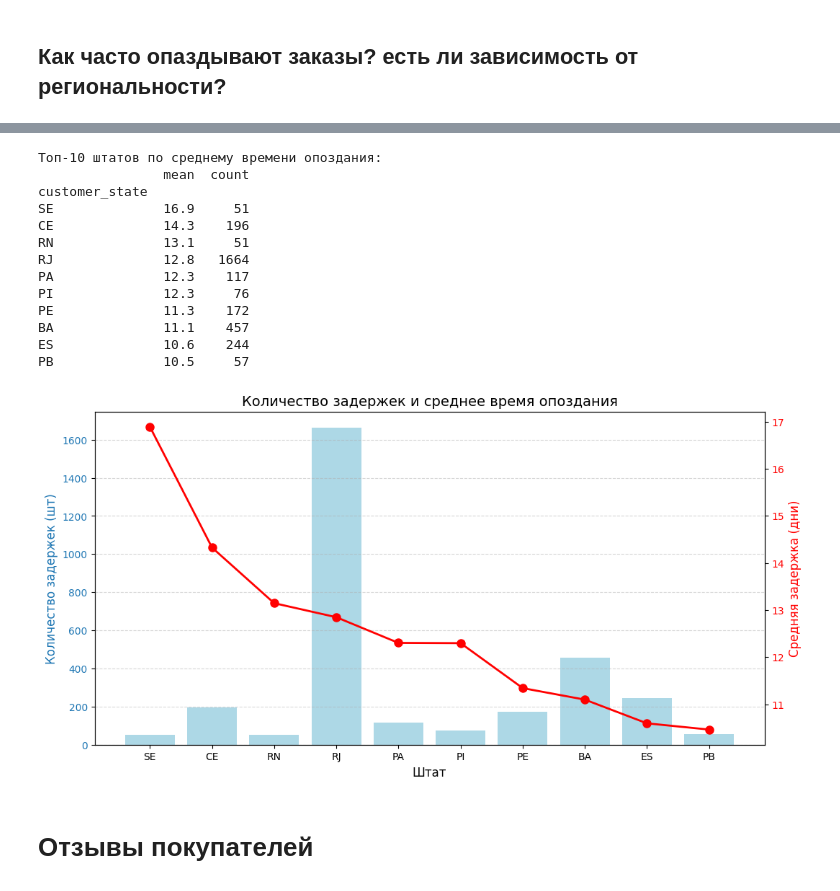
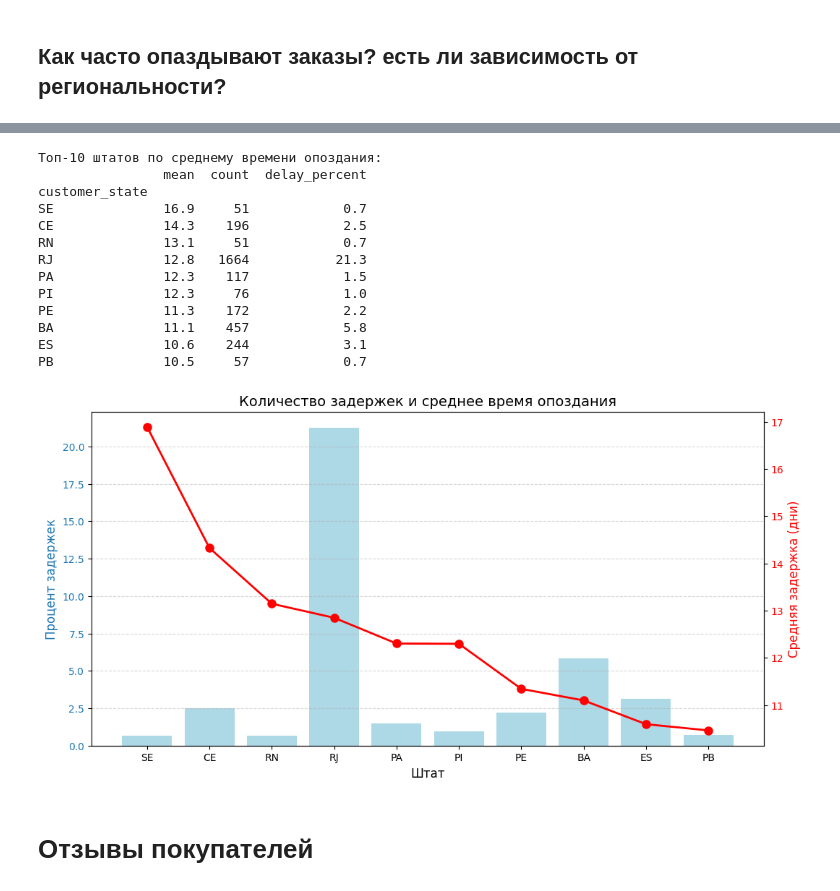
Before and after one commit to aliakseizvertouski/olist, a Jupyter notebook: olist.ipynb, the cells around one changed output, grey strips where cells are left out. Drawn from its saved outputs; the diff is of its cells as text; code cells hidden in the pictures.

```diff
--- a/olist.ipynb
+++ b/olist.ipynb
@@ -170,43 +197,50 @@ bad_states = late_orders.groupby('customer_state')['delay_days'].agg(['mean', 'c
 
 bad_states = bad_states[bad_states['count'] > 50]
 
+#добавление % от общего количества задержанных заказов
+bad_states['delay_percent'] = (bad_states['count'] / len(late_orders) * 100)
+
 top_10_delays = bad_states.sort_values(by='mean', ascending=False).head(10)
+
+
 
 print("Топ-10 штатов по среднему времени опоздания:")
 print(top_10_delays.round(1))
 # %% [output]
 Топ-10 штатов по среднему времени опоздания:
-                mean  count
+                mean  count  delay_percent
 customer_state
-SE              16.9     51
-CE              14.3    196
-RN              13.1     51
-RJ              12.8   1664
-PA              12.3    117
-PI              12.3     76
-PE              11.3    172
-BA              11.1    457
-ES              10.6    244
-PB              10.5     57
+SE              16.9     51            0.7
+CE              14.3    196            2.5
+RN              13.1     51            0.7
+RJ              12.8   1664           21.3
+PA              12.3    117            1.5
+PI              12.3     76            1.0
+PE              11.3    172            2.2
+BA              11.1    457            5.8
+ES              10.6    244            3.1
+PB              10.5     57            0.7
 # %%
 fig, ax1 = plt.subplots(figsize=(12, 6))
 
-ax1.bar(top_10_delays.index, top_10_delays['count'], color='lightblue')
+#count меняем на delay_percent
+ax1.bar(top_10_delays.index, top_10_delays['delay_percent'], color='lightblue')
 ax1.set_xlabel('Штат', fontsize=12)
-ax1.set_ylabel('Количество задержек (шт)', color='tab:blue', fontsize=12)
+#теперь это не "количество задержек(шт)", а "процент задержек"
+ax1.set_ylabel('Процент задержек', color='tab:blue', fontsize=12)
 ax1.tick_params(axis='y', labelcolor='tab:blue')
 ax2 = ax1.twinx()
 
 ax2.plot(top_10_delays.index, top_10_delays['mean'], color='red', marker='o', linewidth=2, markersize=8)
 ax2.set_ylabel('Средняя задержка (дни)', color='red', fontsize=12)
 ax2.tick_params(axis='y', labelcolor='red')
 
 plt.title('Количество задержек и среднее время опоздания', fontsize=14)
 ax1.grid(axis='y', linestyle='--', alpha=0.5)
 
 plt.show()
 # %% [output]
-[figure, old version]
+[figure, new version]
 # %% [markdown]
 # Отзывы покупателей
 # %%
```
Also changed, not shown: parts of 9 cells of this notebook.
